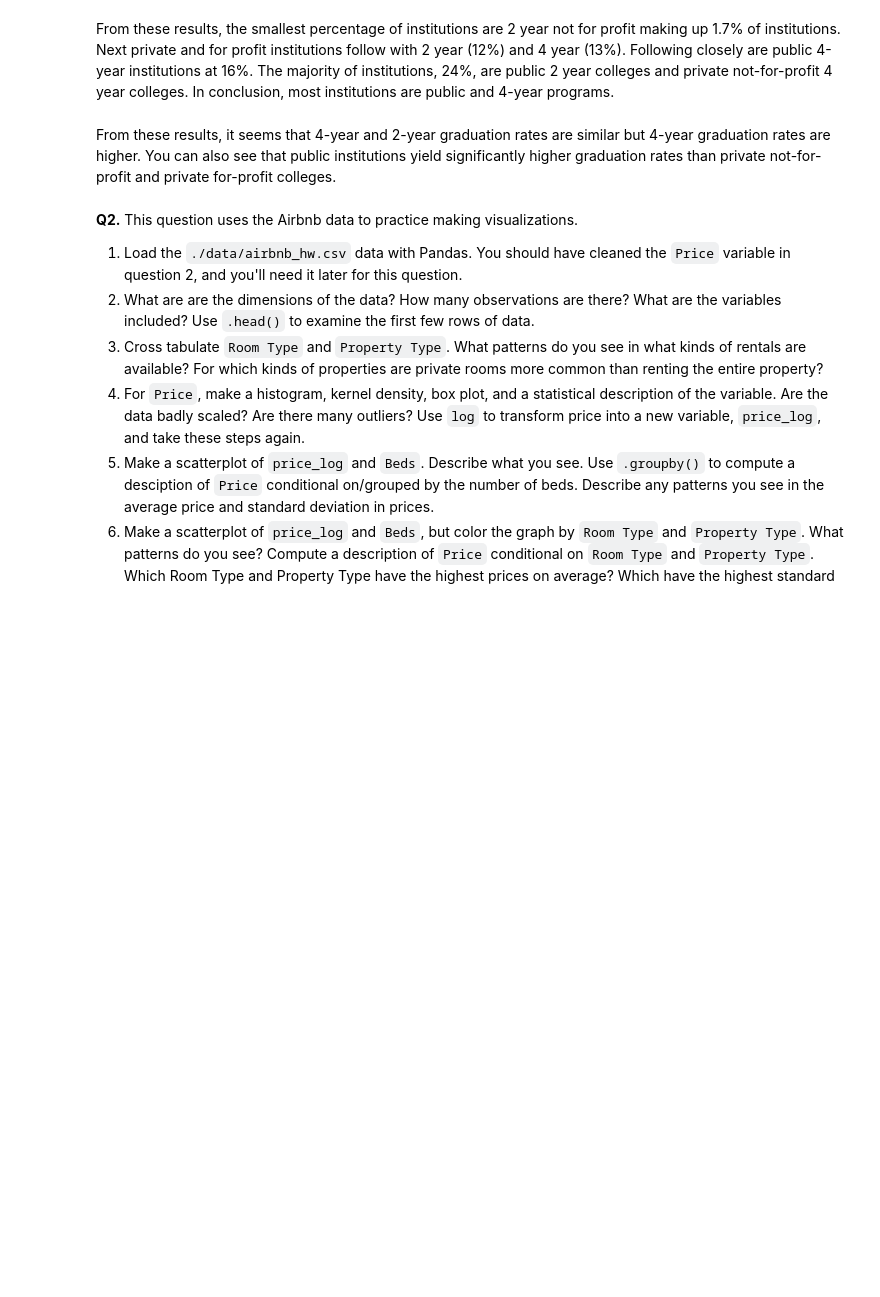
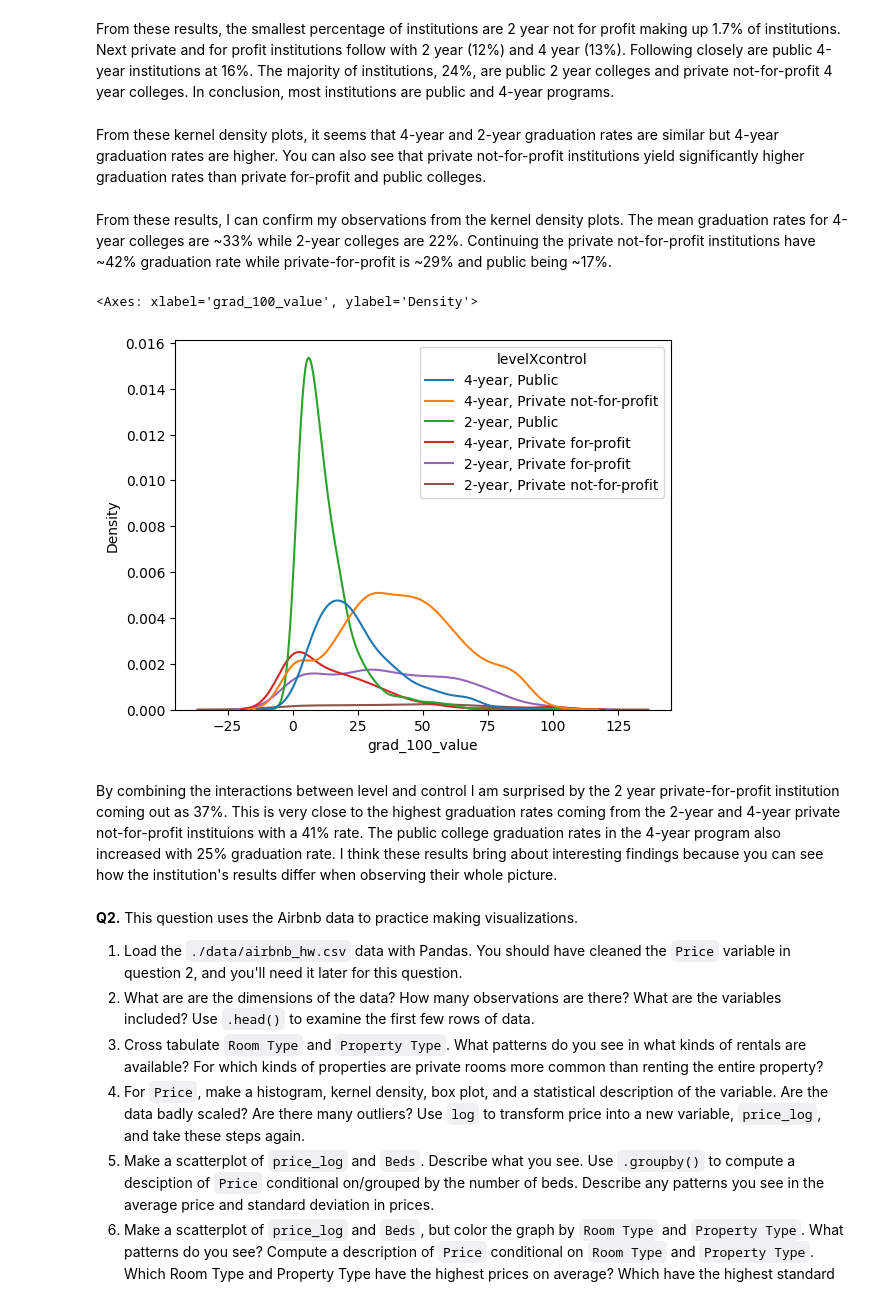
Before and after one commit to erinmoulton/visualization, a Jupyter notebook: assignment/assignment.ipynb, the cells around one changed output. Cells and saved outputs as stored; diff of their text form; code cells hidden in the pictures; blank space fills up the shorter version.

```diff
--- a/assignment/assignment.ipynb
+++ b/assignment/assignment.ipynb
@@ -52,4 +52,4 @@ sns.kdeplot(data=df,x='grad_100_value',hue='control')
 # %%
 sns.kdeplot(data=df,x='grad_100_value',hue='level')
 # %% [markdown]
-From these results, it seems that 4-year and 2-year graduation rates are similar but 4-year graduation rates are higher. You can also see that public institutions yield significantly higher graduation rates than private not-for-profit and private for-profit colleges.
+From these kernel density plots, it seems that 4-year and 2-year graduation rates are similar but 4-year graduation rates are higher. You can also see that private  not-for-profit institutions yield significantly higher graduation rates than private for-profit and public colleges.
@@ -55,0 +60,9 @@ From these results, it seems that 4-year and 2-year graduation rates are similar
+# %% [markdown]
+From these results, I can confirm my observations from the kernel density plots. The mean graduation rates for 4-year colleges are ~33% while 2-year colleges are 22%. Continuing the private not-for-profit institutions have ~42% graduation rate while private-for-profit is ~29% and public being ~17%.
+# %%
+#6
+df['levelXcontrol']=df['level']+', '+df['control']
+sns.kdeplot(data=df,x='grad_100_value',hue='levelXcontrol')
+# %% [output]
+<Axes: xlabel='grad_100_value', ylabel='Density'>
+[figure, added]
@@ -55,0 +71,2 @@ From these results, it seems that 4-year and 2-year graduation rates are similar
+# %% [markdown]
+By combining the interactions between level and control I am surprised by the 2 year private-for-profit institution coming out as 37%. This is very close to the highest graduation rates coming from the 2-year and 4-year private not-for-profit instituions with a 41% rate. The public college graduation rates in the 4-year program also increased with 25% graduation rate. I think these results bring about interesting findings because you can see how the institution's results differ when observing their whole picture.
```
Also changed, not shown: parts of 4 cells of this notebook.
